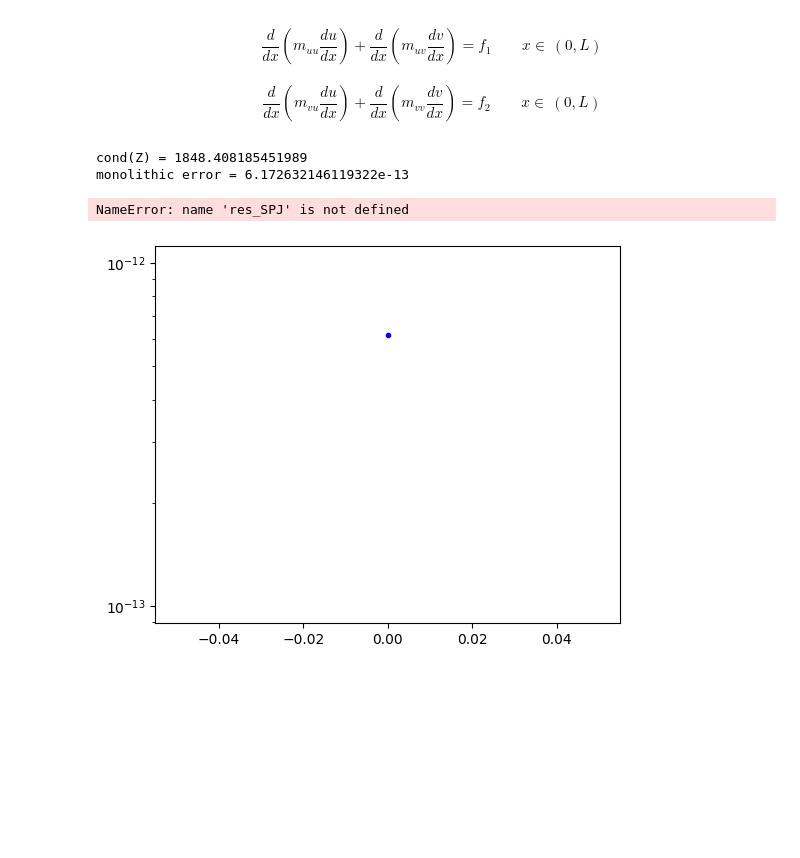
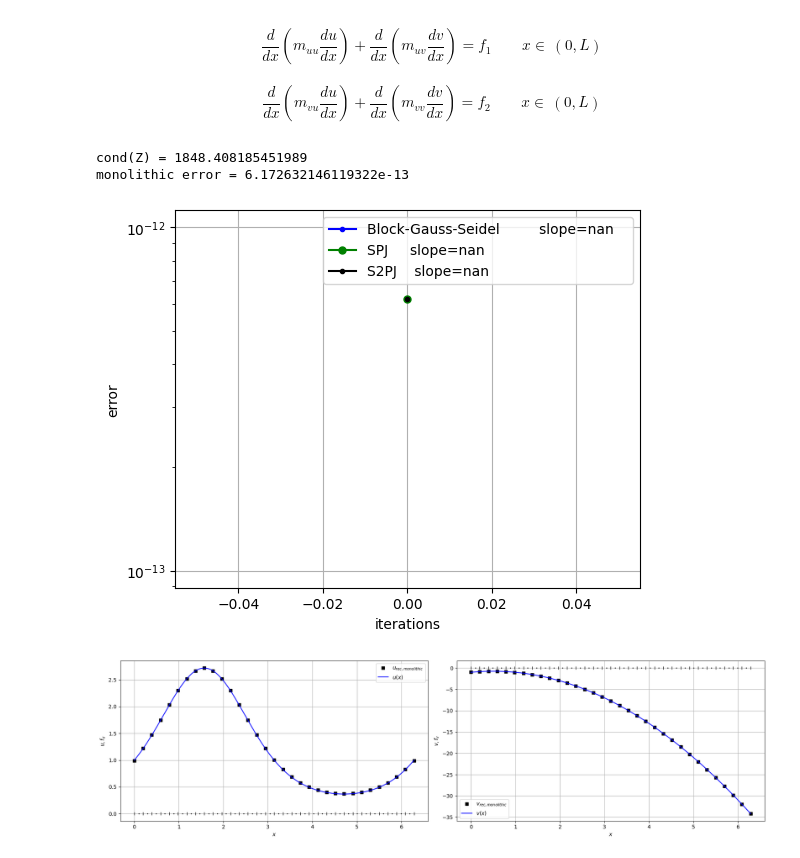
Before and after one commit to multiform-UoN/splittingschemes, a Jupyter notebook: python/fvm1D_quadLaplacian.ipynb, the cells around one changed output. Drawn from its saved outputs; the diff is of its cells as text; code cells hidden in the pictures; blank space fills up the shorter version.

```diff
--- a/python/fvm1D_quadLaplacian.ipynb
+++ b/python/fvm1D_quadLaplacian.ipynb
@@ -136,7 +136,7 @@ u_rec = mylib.fvm_reconstruct_1D(u)
 v_rec = mylib.fvm_reconstruct_1D(v)
 
 u_BGS,  v_BGS,  res_BGS, nit_BGS = mylib.method_BlockGaussSeidel(A, B, C, D, f1, f2, nit_max, 0, sol, toll)
-# u_SPJ,  v_SPJ,  res_SPJ, nit_SPJ = mylib.method_ShurPartialJacobi(A, B, C, D, f1, f2, nit_max, 0, sol, toll)
+u_SPJ,  v_SPJ,  res_SPJ, nit_SPJ = mylib.method_ShurPartialJacobi(A, B, C, D, f1, f2, nit_max, 0, sol, toll)
 # u_S2PJ, v_S2PJ, res_S2PJ, nit_S2PJ = mylib.method_ShurDualPartialJacobi(A, B, C, D, f1, f2, nit_max, sol, toll)
 # u_INV,  v_INV,  res_INV  = mylib.method_ShurApproxinv(A, B, C, D, f1, f2, nit_max, sol, 10, epsilon=0.1)
 
@@ -155,7 +155,7 @@ plt.figure(dpi=100, figsize=(6,5))
 nn = 5
 plt.semilogy(res_BGS, 'b.-',  label=f"Block-Gauss-Seidel         slope={np.round(-mylib.slope(res_BGS[:nn]), 3)}   ")
 plt.semilogy(res_SPJ, 'g.-',  label=f"SPJ     slope={np.round(-mylib.slope(res_SPJ[:nn]), 3)}", markersize=10)
-# plt.semilogy(res_S2PJ,'k.-',  label=f"S2PJ    slope={np.round(-mylib.slope(res_S2PJ[:nn]), 3)}")
+plt.semilogy(res_S2PJ,'k.-',  label=f"S2PJ    slope={np.round(-mylib.slope(res_S2PJ[:nn]), 3)}")
 #plt.semilogy(res_INV, 'c.-',  label=f"INV     slope={np.round(-mylib.slope(res_INV[:nn]), 3)}")
 plt.legend()
 plt.grid()
@@ -176,32 +176,32 @@ ax[0].plot(x, mylib.fvm_reconstruct_1D(u), 'sk' , label=r'$u_{rec,monolithic}$',
 #ax[0].plot(xc, u, '_y', label=r'$\frac{1}{|cell|}\int u\,dx$', markersize=markersize)
 ax[0].plot(xfine, u_sol(xfine, kwargs), '-b', label=r'$u(x)$')
 #ax[0].plot(xfine, m_u(xfine, kwargs), '--g', label=r'$m_u(x)$')
 #ax[0].plot(xfine, f_u(xfine, kwargs), '--c', label=r'$f_u(x)$')
 ax[0].legend()
 ax[0].grid()
 
 ax[1].set_xlabel(r'$x$')
 ax[1].set_ylabel(r'$v,f_v$')
 ax[1].plot(x, 0*x, '|', color='k', markersize=6.0)
 ax[1].plot(xc, 0*xc, '.', color='k', markersize=2.0)
 ax[1].plot(x, mylib.fvm_reconstruct_1D(v), 'sk' , label=r'$v_{rec,monolithic}$', linewidth=linewidth)
 # ax[1].plot(x, mylib.fvm_reconstruct_1D(v_SPJ), '.r' , label=r'$v_{rec,spltting}$', linewidth=linewidth)
 #ax[1].plot(xc, v, '_y', label=r'$\frac{1}{|cell|}\int v\,dx$', markersize=markersize)
 ax[1].plot(xfine, v_sol(xfine, kwargs), '-b', label=r'$v(x)$')
 #ax[1].plot(xfine, m_v(xfine, kwargs), '--g', label=r'$m_v(x)$')
 #ax[1].plot(xfine, f_v(xfine, kwargs), '--c', label=r'$f_v(x)$')
 ax[1].legend()
 ax[1].grid()
 
 #ax[0].plot(x, mylib.fvm_reconstruct_1D(fTOT), '-g' , label='furec', linewidth=linewidth)
 #ax[0].plot(xc, ff, '_g', label='ff', markersize=markersize)
 #ax[0].set_ylim(bottom=-4, top=4)
 #ax[1].set_ylim(bottom=-4, top=4)
 #ax[0].set_xlim([-0.001,0.1])
 plt.tight_layout()
 plt.show()
 # %% [output]
 cond(Z) = 1848.408185451989
 monolithic error = 6.172632146119322e-13
-NameError: name 'res_SPJ' is not defined
-[figure, old version]
+[figure, new version]
+[figure, added]
```
Also changed, not shown: 1 other file.
